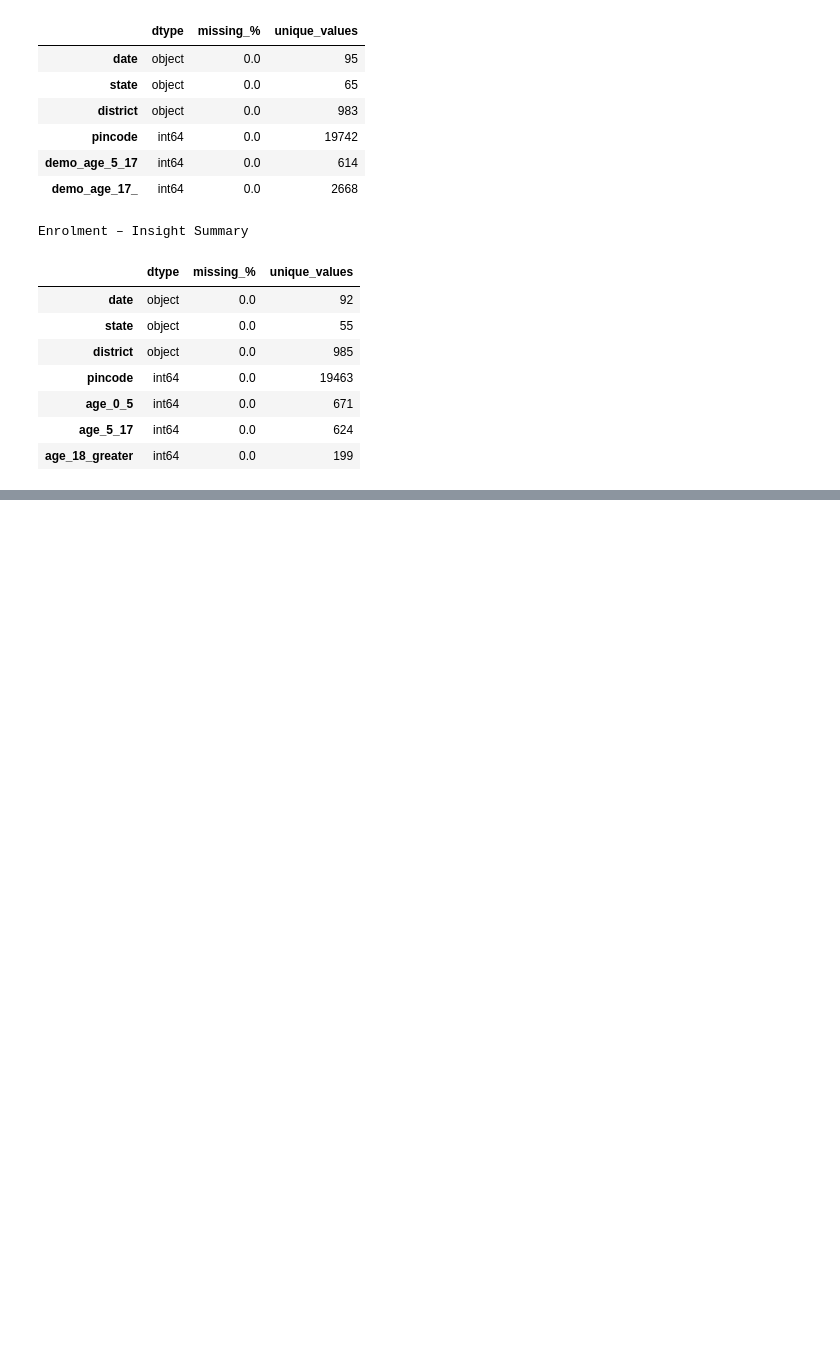
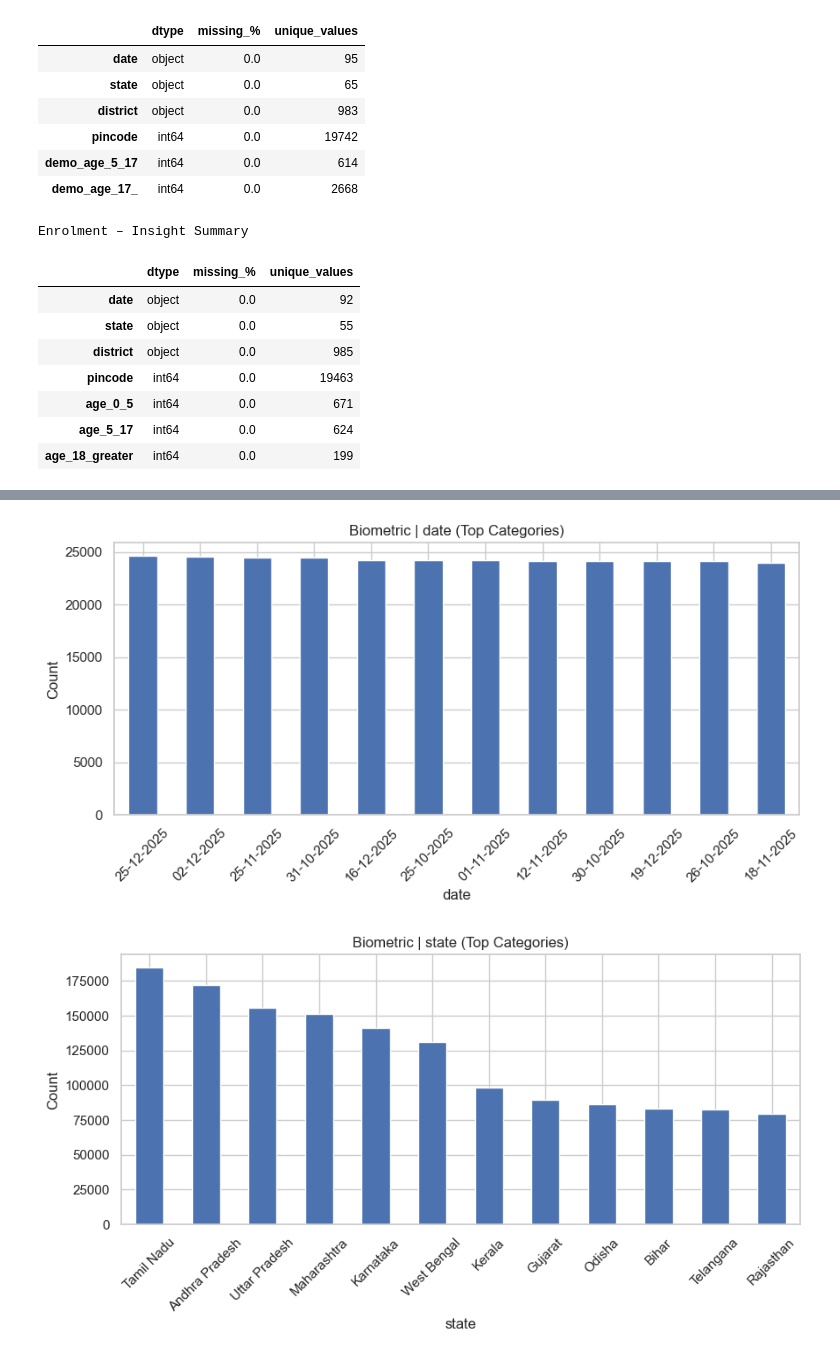
Before and after one commit to Marmikgaj/aadhaar_hackathon, a Jupyter notebook: visiual_model.ipynb, the cells around one changed output, grey strips where cells are left out. Cells and saved outputs as stored; diff of their text form; code cells hidden in the pictures; blank space fills up the shorter version.

Commit message:
Update dashboard and visual model files

```diff
--- a/visiual_model.ipynb
+++ b/visiual_model.ipynb
@@ -189,0 +201,17 @@ for name, df in dataframes.items():
+# %%
+def visualize_categorical(df, dataset_name, max_cols=6):
+    cat_cols = df.select_dtypes(include="object").columns[:max_cols]
+
+    for col in cat_cols:
+        plt.figure(figsize=(10, 4))
+        df[col].value_counts().head(12).plot(kind="bar")
+        plt.title(f"{dataset_name} | {col} (Top Categories)")
+        plt.ylabel("Count")
+        plt.xticks(rotation=45)
+        plt.show()
+
+for name, df in dataframes.items():
+    visualize_categorical(df, name)
+# %% [output]
+[figure, added]
+[figure, added]
```
Also changed, not shown: parts of 3 cells of this notebook, 5 other files.
